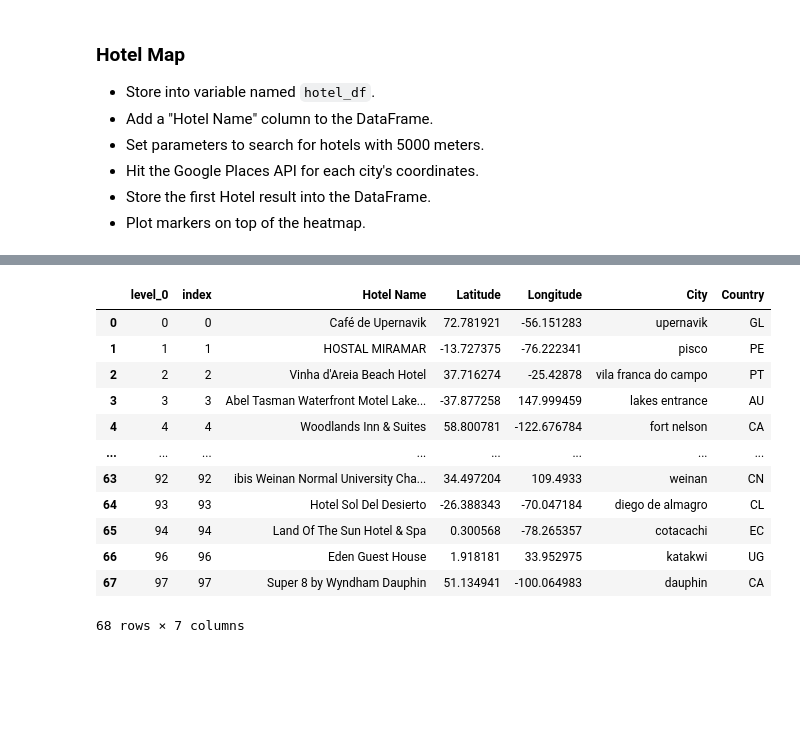
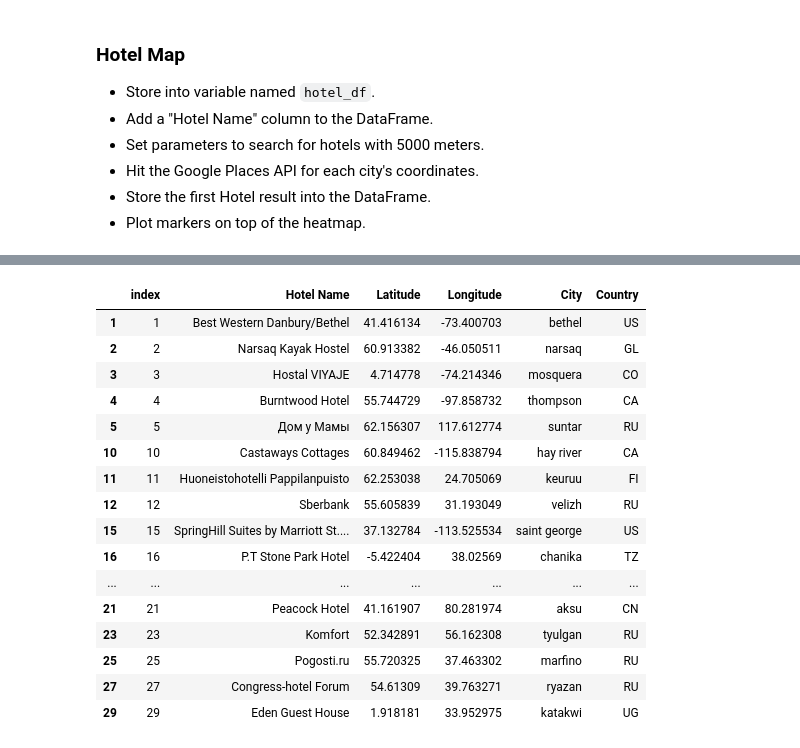
Before and after one commit to jerome-sipin/python-api-challenge, a Jupyter notebook: VacationPy/VacationPy.ipynb, the cells around one changed output, grey strips where cells are left out. Cells and saved outputs as stored; diff of their text form; code cells hidden in the pictures; blank space fills up the shorter version.

```diff
--- a/VacationPy/VacationPy.ipynb
+++ b/VacationPy/VacationPy.ipynb
@@ -65,14 +65,15 @@ fig
 * Drop any rows will null values.
 # %%
 # I will be using the following weather criteria:
-# Temperature below 80 F
-# Humidity below 70%
-# Wind speed below 10 mph
+# Temperature below 90 F, above 60 F
+# Humidity below 60%
+# Wind speed below 5 mph
 
 # Create filtered df using loc
-filtered_cities_df = cities_df.loc[(cities_df["Max. Temp (F)"] <= 80) &
-                                  (cities_df["Humidity (%)"] <= 70) &
-                                  (cities_df["Wind Speed (MPH)"] <= 10)]
+filtered_cities_df = cities_df.loc[(cities_df["Max. Temp (F)"] <= 90) &
+                                  (cities_df["Max. Temp (F)"] >= 60) &
+                                  (cities_df["Humidity (%)"] <= 60) &
+                                  (cities_df["Wind Speed (MPH)"] <= 5)]
 
 filtered_cities_df = filtered_cities_df.reset_index()
 
@@ -181,21 +210,22 @@ Finding closest hotel in dauphin
 # %%
-# Cleanup of df - drop rows where a hotel cannot be found and resets index
-hotel_df = hotel_df.dropna()
-hotel_df = hotel_df.reset_index()
-
-# Display df
+# Cleanup of df - drop rows where a hotel cannot be found
+hotel_df = hotel_df.dropna(axis=0)
 hotel_df
 # %% [output]
-|  | level_0 | index | Hotel Name | Latitude | Longitude | City | Country |
-| 0 | 0 | 0 | Café de Upernavik | 72.781921 | -56.151283 | upernavik | GL |
-| 1 | 1 | 1 | HOSTAL MIRAMAR | -13.727375 | -76.222341 | pisco | PE |
-| 2 | 2 | 2 | Vinha d'Areia Beach Hotel | 37.716274 | -25.42878 | vila franca do campo | PT |
-| 3 | 3 | 3 | Abel Tasman Waterfront Motel Lake... | -37.877258 | 147.999459 | lakes entrance | AU |
-| 4 | 4 | 4 | Woodlands Inn & Suites | 58.800781 | -122.676784 | fort nelson | CA |
-| ... | ... | ... | ... | ... | ... | ... | ... |
-| 63 | 92 | 92 | ibis Weinan Normal University Cha... | 34.497204 | 109.4933 | weinan | CN |
-| 64 | 93 | 93 | Hotel Sol Del Desierto | -26.388343 | -70.047184 | diego de almagro | CL |
-| 65 | 94 | 94 | Land Of The Sun Hotel & Spa | 0.300568 | -78.265357 | cotacachi | EC |
-| 66 | 96 | 96 | Eden Guest House | 1.918181 | 33.952975 | katakwi | UG |
-| 67 | 97 | 97 | Super 8 by Wyndham Dauphin | 51.134941 | -100.064983 | dauphin | CA |
+|  | index | Hotel Name | Latitude | Longitude | City | Country |
+| 1 | 1 | Best Western Danbury/Bethel | 41.416134 | -73.400703 | bethel | US |
+| 2 | 2 | Narsaq Kayak Hostel | 60.913382 | -46.050511 | narsaq | GL |
+| 3 | 3 | Hostal VIYAJE | 4.714778 | -74.214346 | mosquera | CO |
+| 4 | 4 | Burntwood Hotel | 55.744729 | -97.858732 | thompson | CA |
+| 5 | 5 | Дом у Мамы | 62.156307 | 117.612774 | suntar | RU |
+| 10 | 10 | Castaways Cottages | 60.849462 | -115.838794 | hay river | CA |
+| 11 | 11 | Huoneistohotelli Pappilanpuisto | 62.253038 | 24.705069 | keuruu | FI |
+| 12 | 12 | Sberbank | 55.605839 | 31.193049 | velizh | RU |
+| 15 | 15 | SpringHill Suites by Marriott St.... | 37.132784 | -113.525534 | saint george | US |
+| 16 | 16 | P.T Stone Park Hotel | -5.422404 | 38.02569 | chanika | TZ |
+| ... | ... | ... | ... | ... | ... | ... |
+| 21 | 21 | Peacock Hotel | 41.161907 | 80.281974 | aksu | CN |
+| 23 | 23 | Komfort | 52.342891 | 56.162308 | tyulgan | RU |
+| 25 | 25 | Pogosti.ru | 55.720325 | 37.463302 | marfino | RU |
+| 27 | 27 | Congress-hotel Forum | 54.61309 | 39.763271 | ryazan | RU |
+| 29 | 29 | Eden Guest House | 1.918181 | 33.952975 | katakwi | UG |
-68 rows × 7 columns
```
Also changed, not shown: parts of 6 cells of this notebook, 1 other file.
